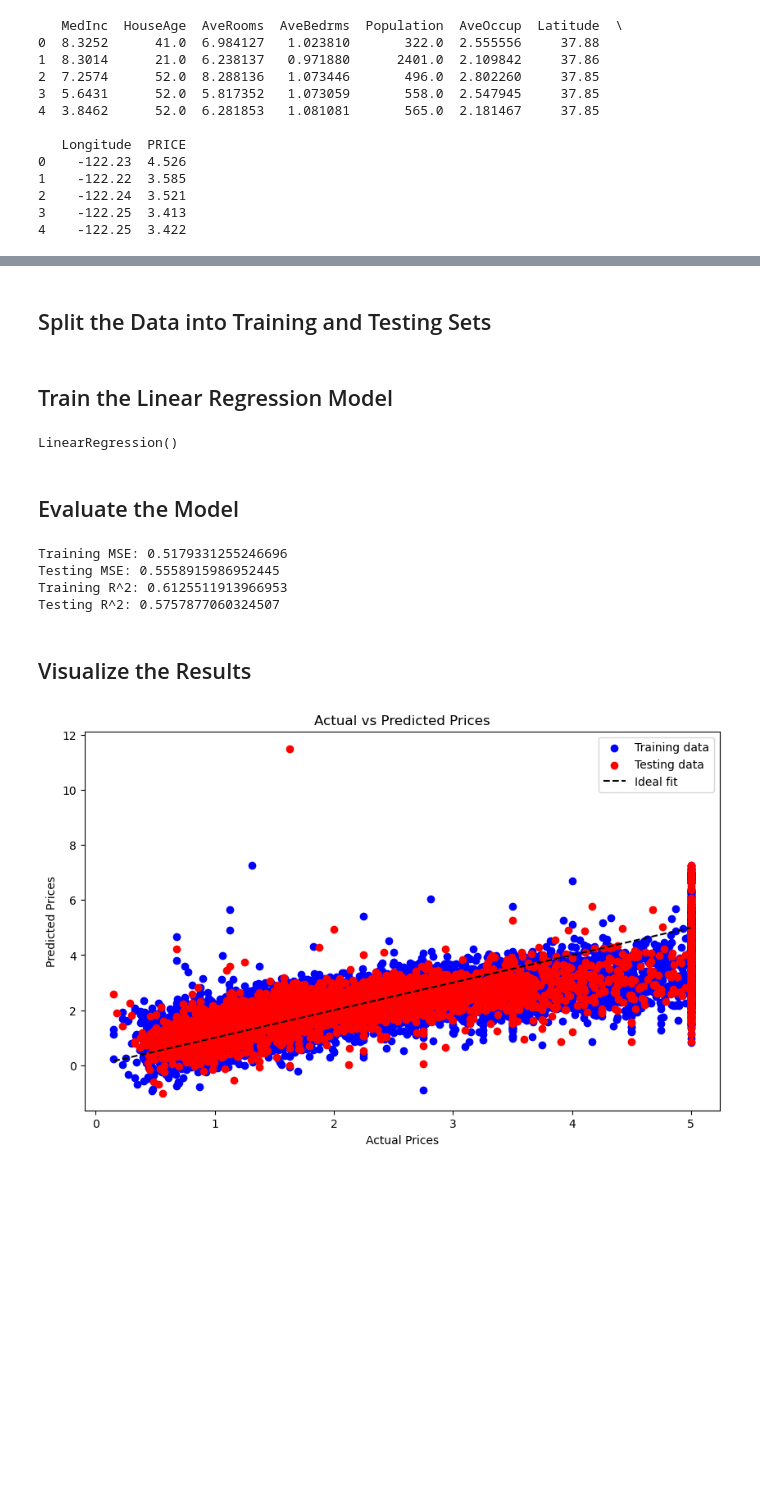
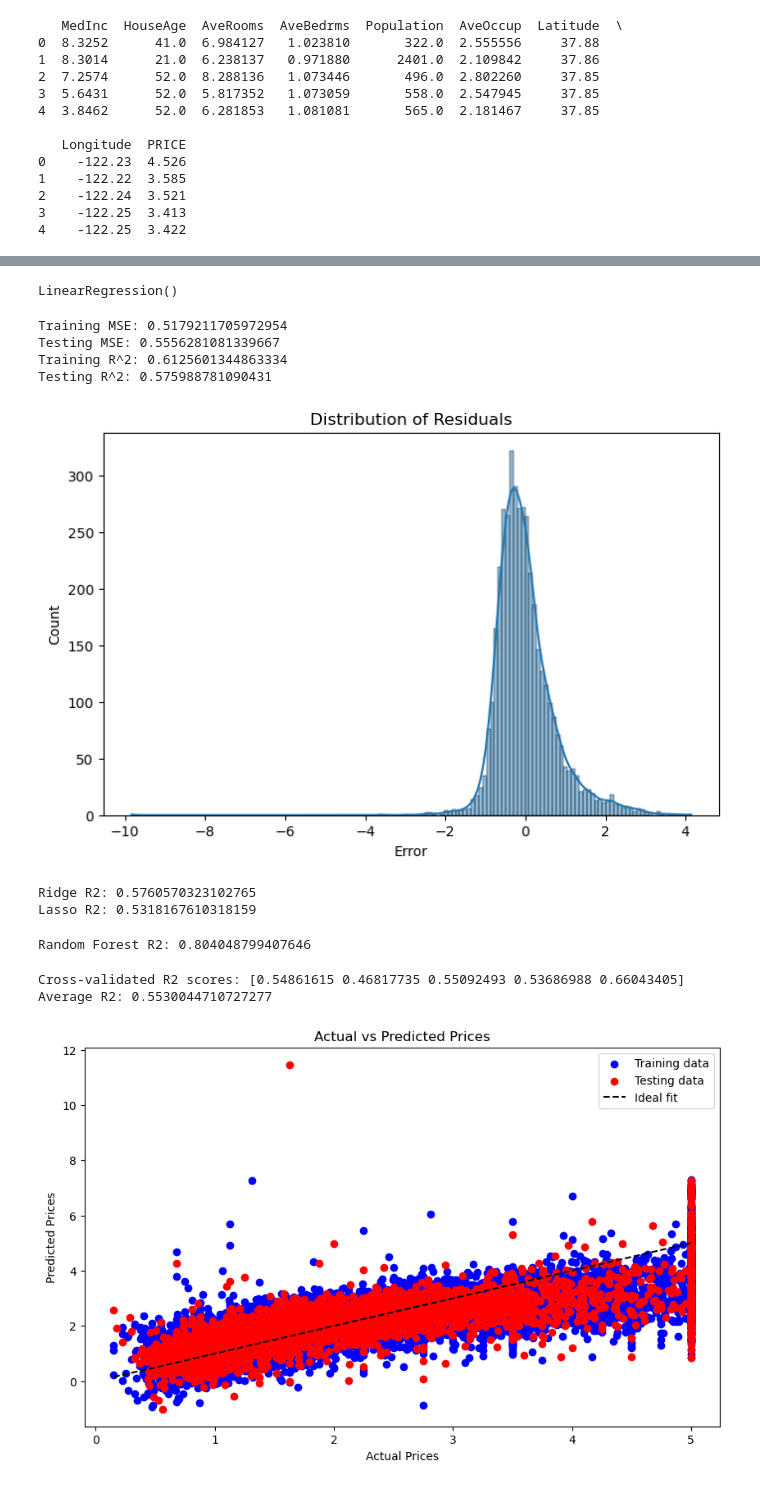
Before and after one commit to ruairi-mcc/California-Housing---Linear-Regression, a Jupyter notebook: California Housing Linear Regression.ipynb, the cells around one changed output, grey strips where cells are left out. Drawn from its saved outputs; the diff is of its cells as text; code cells hidden in the pictures; blank space fills up the shorter version.

```diff
--- a/California Housing Linear Regression.ipynb
+++ b/California Housing Linear Regression.ipynb
@@ -74,10 +80,15 @@ max     1243.333333     41.950000   -114.310000      5.000010
-# %% [markdown]
-##  Split the Data into Training and Testing Sets
+# %%
+## Feature Engineering
+# Binning HouseAge into categories
+california_df['HouseAgeGroup'] = pd.cut(california_df['HouseAge'], bins=[0, 10, 30, 52], labels=['New', 'Mid', 'Old'])
+
+# Log-transform skewed features
+california_df['Population_log'] = np.log1p(california_df['Population'])
 # %%
-X = california_df.drop('PRICE', axis=1)
+## Split the Data into Training and Testing Sets
+
+X = california_df.drop(['PRICE', 'HouseAgeGroup'], axis=1)
 y = california_df['PRICE']
 
 X_train, X_test, y_train, y_test = train_test_split(X, y, test_size=0.2, random_state=42)
-# %% [markdown]
-## Train the Linear Regression Model
 # %%
@@ -88,14 +98,12 @@ model = LinearRegression()
 model.fit(X_train, y_train)
 # %% [output]
 LinearRegression()
-# %% [markdown]
-## Evaluate the Model
 # %%
-# Make predictions
+## Evaluate the Model
+
 y_train_pred = model.predict(X_train)
 y_test_pred = model.predict(X_test)
 
-# Calculate and print metrics
 train_mse = mean_squared_error(y_train, y_train_pred)
 test_mse = mean_squared_error(y_test, y_test_pred)
 train_r2 = r2_score(y_train, y_train_pred)
@@ -106,10 +114,50 @@ print(f"Testing MSE: {test_mse}")
 print(f"Training R^2: {train_r2}")
 print(f"Testing R^2: {test_r2}")
 # %% [output]
-Training MSE: 0.5179331255246696
-Testing MSE: 0.5558915986952445
-Training R^2: 0.6125511913966953
-Testing R^2: 0.5757877060324507
+Training MSE: 0.5179211705972954
+Testing MSE: 0.5556281081339667
+Training R^2: 0.6125601344863334
+Testing R^2: 0.575988781090431
-# %% [markdown]
-## Visualize the Results
+# %%
+## Residual Analysis
+
+residuals = y_test - y_test_pred
+plt.figure(figsize=(8, 5))
+sns.histplot(residuals, kde=True)
+plt.title("Distribution of Residuals")
+plt.xlabel("Error")
+plt.show()
+# %% [output]
+[figure, added]
+# %%
+## Advanced Modeling - Regularized Regression
+ridge = Ridge(alpha=1.0)
+lasso = Lasso(alpha=0.1)
+
+ridge.fit(X_train, y_train)
+lasso.fit(X_train, y_train)
+
+print("Ridge R2:", r2_score(y_test, ridge.predict(X_test)))
+print("Lasso R2:", r2_score(y_test, lasso.predict(X_test)))
+# %% [output]
+Ridge R2: 0.5760570323102765
+Lasso R2: 0.5318167610318159
+# %%
+## Tree-Based Model - Random Forest
+
+rf = RandomForestRegressor(n_estimators=100, random_state=42)
+rf.fit(X_train, y_train)
+rf_pred = rf.predict(X_test)
+print("Random Forest R2:", r2_score(y_test, rf_pred))
+# %% [output]
+Random Forest R2: 0.804048799407646
+# %%
+## Cross-Validation for Robust Evaluation
+
+scores = cross_val_score(model, X, y, scoring='r2', cv=5)
+print("Cross-validated R2 scores:", scores)
+print("Average R2:", scores.mean())
+# %% [output]
+Cross-validated R2 scores: [0.54861615 0.46817735 0.55092493 0.53686988 0.66043405]
+Average R2: 0.5530044710727277
 # %%
```
Also changed, not shown: parts of 9 cells of this notebook.
